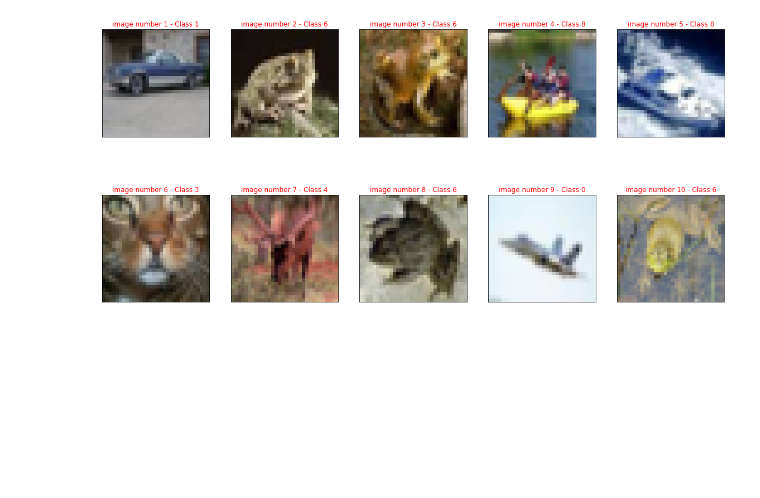
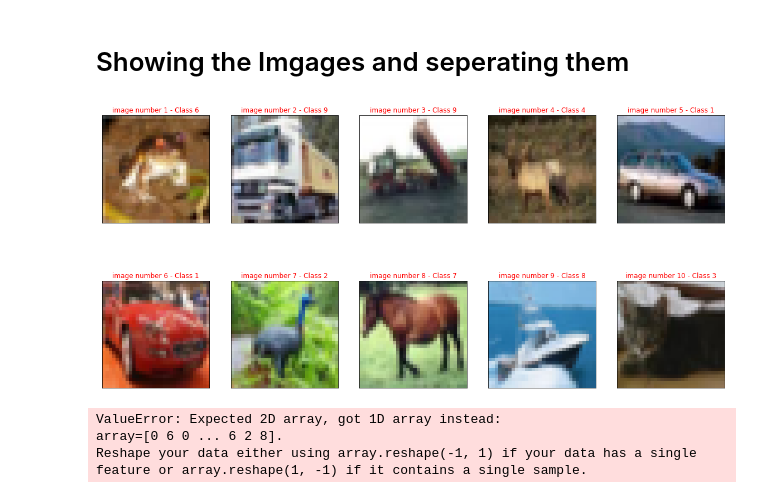
Before and after one commit to AminAlam/CNN-Classifier-CIFAR10, a Jupyter notebook: CNN_4_CIFAR10.ipynb, the cells around one changed output. Cells and saved outputs as stored; diff of their text form; code cells hidden in the pictures; blank space fills up the shorter version.

Commit message:
datas seperated

```diff
--- a/CNN_4_CIFAR10.ipynb
+++ b/CNN_4_CIFAR10.ipynb
@@ -14,20 +12,46 @@ train1 = unpickle(file_name)
+# %% [markdown]
+# Showing the Imgages and seperating them
 # %%
-data = train1[b'data']
-labels = train1[b'labels']
+file_name = "datas/data_batch_{0}".format(1)
+train = unpickle(file_name)
+
+data = train[b'data']
+labels = train[b'labels']
 
 fig, axes = plt.subplots(2, 5, figsize=(20,10))
 
 for i, ax in enumerate(axes.flat):
     R = data[i,0:32*32]
     G = data[i,32*32:32*32*2]
     B = data[i,2*32*32:32*32*3]
     img = np.zeros((32,32,3))
     img[:,:,0] = R.reshape(32,32)
     img[:,:,1] = G.reshape(32,32)
     img[:,:,2] = B.reshape(32,32)
     ax.imshow(img/255)
     ax.set_title("image number {0} - Class {1}".format(i+1, labels[i]), color='r')
     ax.set_xticks([])
     ax.set_yticks([])
 # %% [output]
-[figure, old version]
+[figure, new version]
+# %%
+file_name = "datas/data_batch_{0}".format(1)
+train = unpickle(file_name)
+for i in range(2,5):
+    file_name = "datas/data_batch_{0}".format(i)
+    train.update(unpickle(file_name))
+
+file_name = "datas/data_batch_{0}".format(5)
+validation = unpickle(file_name)
+
+file_name = "datas/test_batch"
+test = unpickle(file_name)
+
+enc = OneHotEncoder()
+train = {"X":train[b'data']/255, "Y":enc.fit_transform(train[b'labels'].reshape(-1, 1)).toarray(), "Y_CLS":train[b'labels']}
+validation = {"X":validation[b'data']/255, "Y":enc.fit_transform(validation[b'labels'].reshape(-1, 1)).toarray(), "Y_CLS":validation[b'labels']}
+test = {"X":test[b'data']/255}
+# %% [output]
+ValueError: Expected 2D array, got 1D array instead:
+array=[0 6 0 ... 6 2 8].
+Reshape your data either using array.reshape(-1, 1) if your data has a single feature or array.reshape(1, -1) if it contains a single sample.
```
Also changed, not shown: parts of 2 cells of this notebook.
